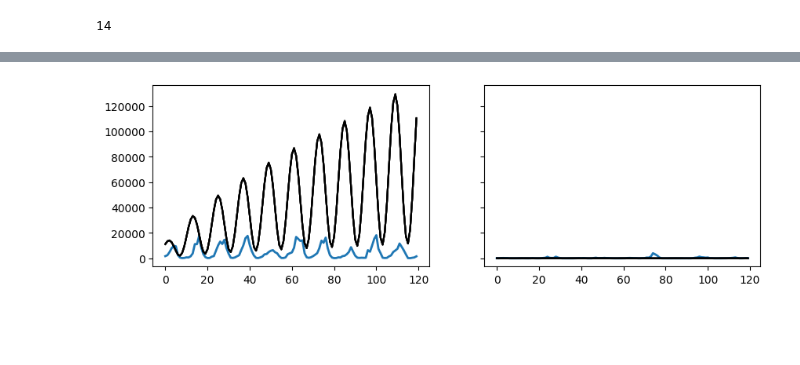
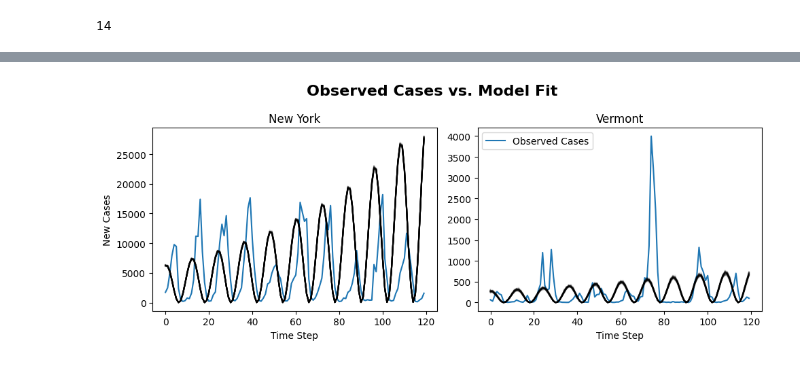
Before and after one commit to hunter-lybbert/uw-central, a Jupyter notebook: disease_dynamics/final_project/mcmc_seasonality.ipynb, the cells around one changed output, grey strips where cells are left out. Saved outputs shown, nothing was run; the diff lists cells and outputs as text; code cells hidden in the pictures; blank space fills up the shorter version.

```diff
--- a/disease_dynamics/final_project/mcmc_seasonality.ipynb
+++ b/disease_dynamics/final_project/mcmc_seasonality.ipynb
@@ -148,9 +147,14 @@ horrible_guess
 # %%
 proposal_standard_dev = np.array([
-    0.5, 0.5, 0.2, 0.2, # beta, gamma, season, peak
-    10, 10, 1, 0.1, 0.1, # s_init_ny, i_init_ny, rho_ny, mu_ny (death), sigma_ny (birth)
-    10, 10, 1, 0.1, 0.1, # s_init_vt, i_init_vt, rho_vt, mu_vt (death), sigma_vt (birth)
+    0.05, 0.05, 0.02, 0.02, # beta, gamma, season, peak
+    0.05, 0.05, 0.01, 0.01, 0.01, # s_init_ny, i_init_ny, rho_ny, mu_ny (death), sigma_ny (birth)
+    0.05, 0.05, 0.01, 0.01, 0.01, # s_init_vt, i_init_vt, rho_vt, mu_vt (death), sigma_vt (birth)
 ])
+# proposal_standard_dev = np.array([
+#     10, 10, 10, 10, # beta, gamma, season, peak
+#     10, 10, 10, 10, 10, # s_init_ny, i_init_ny, rho_ny, mu_ny (death), sigma_ny (birth)
+#     10, 10, 10, 10, 10, # s_init_vt, i_init_vt, rho_vt, mu_vt (death), sigma_vt (birth)
+# ])
 num_params = len(init_guess_params)
 
 
@@ -195,9 +195,10 @@ guess_attempt
 # %%
 # Running MCMC steps
 all_steps = run_mcmc(
-    n_steps=1_000,
+    n_steps=500,
     all_steps=all_steps,
-    proposal_standard_dev=proposal_standard_dev,  # Proposal SDs, adjust as needed np.array([.1, .1, .1, .1, .1, .1, .1, .1, .1, .1])
+    proposal_standard_dev=proposal_standard_dev,  # Proposal SDs, adjust as needed
+    # proposal_standard_dev=np.ones(num_params) * 25,
     observed_data=observed_data,
     num_time_steps=num_time_steps,
     rng=rng,
@@ -221,15 +224,30 @@ plt.show()
 # %%
 # Plot observed data
-fig, ax = plt.subplots(1, 2, figsize=(10, 3), sharey=True)
+fig, ax = plt.subplots(1, 2, figsize=(10, 4))
 
-ax[0].plot(observed_data[:, 0], linewidth=2)  # data[,6] in R is data[:,5] in Python (0-indexed)
-ax[1].plot(observed_data[:, 1], linewidth=2)  # data[,6] in R is data[:,5] in Python (0-indexed)
+ax[0].plot(observed_data[:, 0], label="Observed Cases")  # data[,6] in R is data[:,5] in Python (0-indexed)
+ax[1].plot(observed_data[:, 1], label="Observed Cases")  # data[,6] in R is data[:,5] in Python (0-indexed)
+
+out_guess = sir_out(init_guess_params, rng=rng, num_time_steps=num_time_steps)
+
+# ax[0].plot(out_guess[0][:, 5], label="Init Guess")  # black with alpha=0.1
+# ax[1].plot(out_guess[1][:, 5], label="Init Guess")  # black with alpha=0.1
 
 for _ in range(40):
     out = sir_out(all_steps["chain"][:, -1], rng=rng, num_time_steps=num_time_steps)
     ax[0].plot(out[0][:, 5], color=(0, 0, 0, 0.1))  # black with alpha=0.1
     ax[1].plot(out[1][:, 5], color=(0, 0, 0, 0.1))  # black with alpha=0.1
 
+ax[0].set_ylabel("New Cases")
+ax[0].set_xlabel("Time Step")
+ax[1].set_xlabel("Time Step")
+
+ax[0].set_title("New York")
+ax[1].set_title("Vermont")
+plt.suptitle("Observed Cases vs. Model Fit", fontsize=16, fontweight='bold')
+plt.legend()
+plt.tight_layout()
+plt.savefig("visuals/measles_ny_vt_obs_cases_model_fit.png", dpi=300)
 plt.show()
 # %% [output]
-[figure, old version]
+[figure, new version]
```
Also changed, not shown: parts of 10 cells of this notebook, 5 other files.
